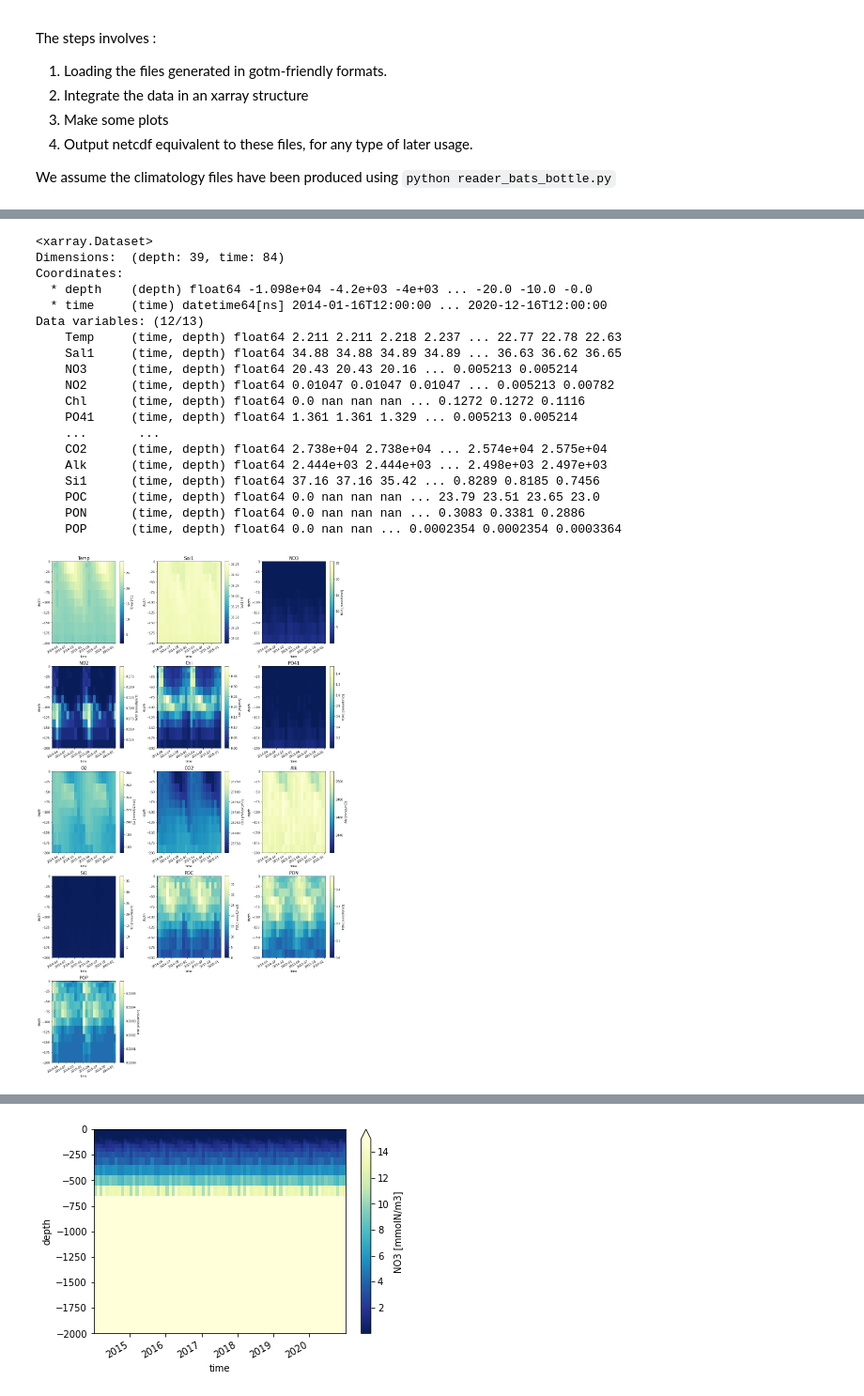
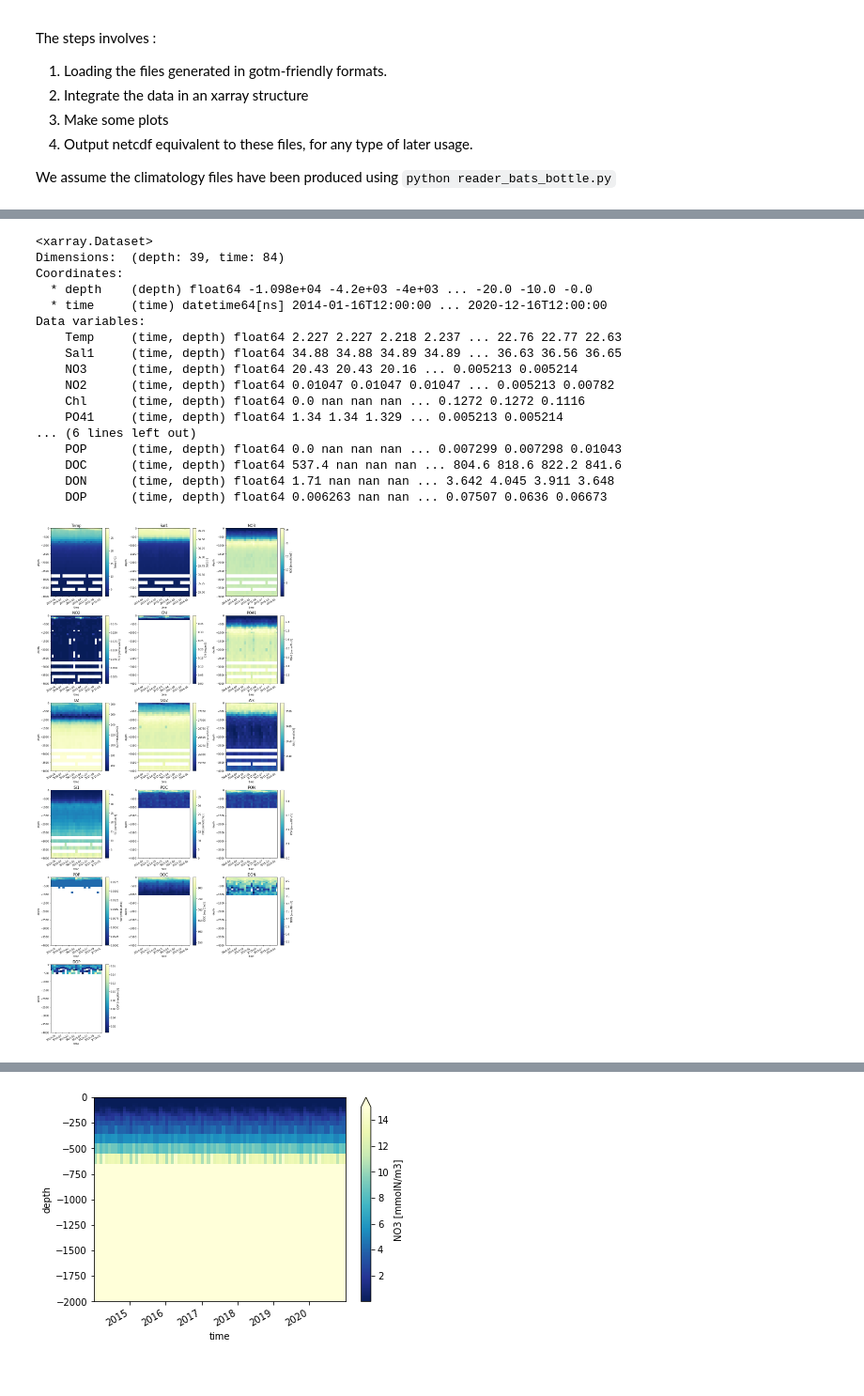
Before and after one commit to plazzari/FABM_BATS, a Jupyter notebook: BATS_CLIM_UPTAKE.ipynb, the cells around one changed output, grey strips where cells are left out. Shown: that part at 94% size. Drawn from its saved outputs; the diff is of its cells as text; code cells hidden in the pictures.

```diff
--- a/BATS_CLIM_UPTAKE.ipynb
+++ b/BATS_CLIM_UPTAKE.ipynb
@@ -18,7 +18,7 @@ import numpy as np
 import xarray as xr
 
 filedir = './GOTM_INPUT_CLIM/'
-varlist = ['Temp', 'Sal1','NO3','NO2','Chl','PO41','O2','CO2', 'Alk','Si1','POC','PON','POP']
+varlist = ['Temp', 'Sal1','NO3','NO2','Chl','PO41','O2','CO2', 'Alk','Si1','POC','PON','POP','DOC','DON','DOP']
 # AC 15.09.2021 : Paolo, please check the units.
 units= {'Temp':'°C',
         'Sal1':'-',
@@ -32,7 +32,10 @@ units= {'Temp':'°C',
         'Si1':'mmolSi/m3',
         'POC':'mmolC/m3',
         'PON':'mmolN/m3',
-        'POP':'mmolP/m3'}
+        'POP':'mmolP/m3',
+        'DOC' : 'mg C/m3',
+        'DON' : 'mmolN/m3',
+        'DOP' : 'mmolP/m3'}
 # %%
 # AC 15.09.2021 This can be removed if O2_clim.txt is generated instead of 'O2(1)_clim.txt', which is a strange filename
 import os
@@ -117,38 +118,36 @@ Dimensions:  (depth: 39, time: 84)
 Coordinates:
   * depth    (depth) float64 -1.098e+04 -4.2e+03 -4e+03 ... -20.0 -10.0 -0.0
   * time     (time) datetime64[ns] 2014-01-16T12:00:00 ... 2020-12-16T12:00:00
-Data variables: (12/13)
-    Temp     (time, depth) float64 2.211 2.211 2.218 2.237 ... 22.77 22.78 22.63
-    Sal1     (time, depth) float64 34.88 34.88 34.89 34.89 ... 36.63 36.62 36.65
+Data variables:
+    Temp     (time, depth) float64 2.227 2.227 2.218 2.237 ... 22.76 22.77 22.63
+    Sal1     (time, depth) float64 34.88 34.88 34.89 34.89 ... 36.63 36.56 36.65
     NO3      (time, depth) float64 20.43 20.43 20.16 ... 0.005213 0.005214
     NO2      (time, depth) float64 0.01047 0.01047 0.01047 ... 0.005213 0.00782
     Chl      (time, depth) float64 0.0 nan nan nan ... 0.1272 0.1272 0.1116
-    PO41     (time, depth) float64 1.361 1.361 1.329 ... 0.005213 0.005214
-    ...       ...
-    CO2      (time, depth) float64 2.738e+04 2.738e+04 ... 2.574e+04 2.575e+04
-    Alk      (time, depth) float64 2.444e+03 2.444e+03 ... 2.498e+03 2.497e+03
-    Si1      (time, depth) float64 37.16 37.16 35.42 ... 0.8289 0.8185 0.7456
-    POC      (time, depth) float64 0.0 nan nan nan ... 23.79 23.51 23.65 23.0
-    PON      (time, depth) float64 0.0 nan nan nan ... 0.3083 0.3381 0.2886
-    POP      (time, depth) float64 0.0 nan nan ... 0.0002354 0.0002354 0.0003364
+    PO41     (time, depth) float64 1.34 1.34 1.329 ... 0.005213 0.005214
+... (6 lines left out)
+    POP      (time, depth) float64 0.0 nan nan nan ... 0.007299 0.007298 0.01043
+    DOC      (time, depth) float64 537.4 nan nan nan ... 804.6 818.6 822.2 841.6
+    DON      (time, depth) float64 1.71 nan nan nan ... 3.642 4.045 3.911 3.648
+    DOP      (time, depth) float64 0.006263 nan nan ... 0.07507 0.0636 0.06673
 # %%
 ###########
 ncolplot=3
-ylim =-200
+ylim =-4000
 ###########
 
 nrowplot=int(np.ceil(len(varlist)/ncolplot))
 
 f=plt.figure(figsize=(ncolplot*5,nrowplot*5))
 for i,v in enumerate(varlist) :
     ax=f.add_subplot(nrowplot,ncolplot,i+1)
-    xrN[v].plot(x='time',y='depth', ylim=[-200,0], xlim =[xrN.time.values[0],xrN.time.values[24]], ax=ax, cmap='YlGnBu_r')
+    xrN[v].plot(x='time',y='depth', ylim=[ylim,0], xlim =[xrN.time.values[0],xrN.time.values[24]], ax=ax, cmap='YlGnBu_r')
     ax.set_title(v, fontsize=15)
 f.tight_layout()
 
 plt.savefig(filedir+'BatsClims.png', facecolor='white')
 # %% [output]
-[figure, old version]
+[figure, new version]
 # %%
 # Some examples
 _=xrN.NO3.plot.contourf(x='time',y='depth', ylim=[-300,0], vmax=2.5, levels=20, cmap='YlGnBu_r')
```
Also changed, not shown: parts of 2 cells of this notebook, 4 other files.
